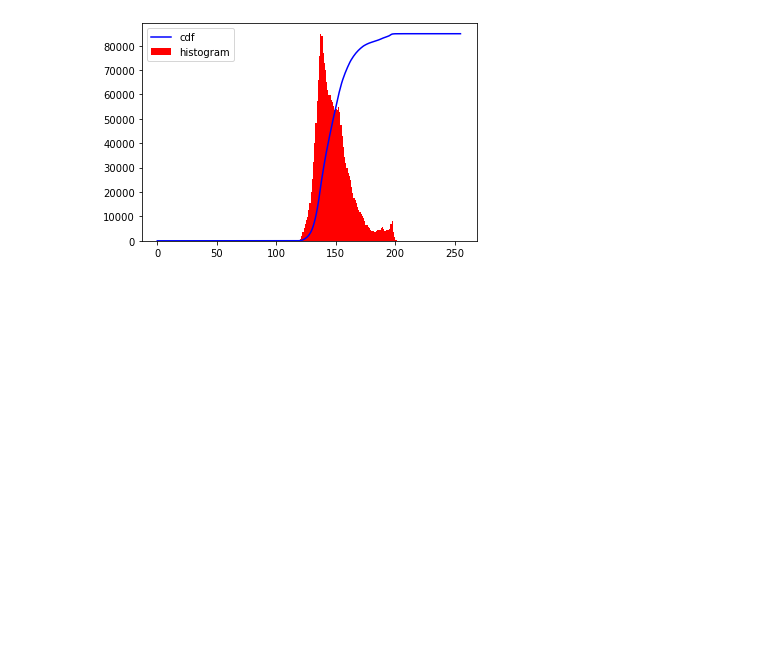
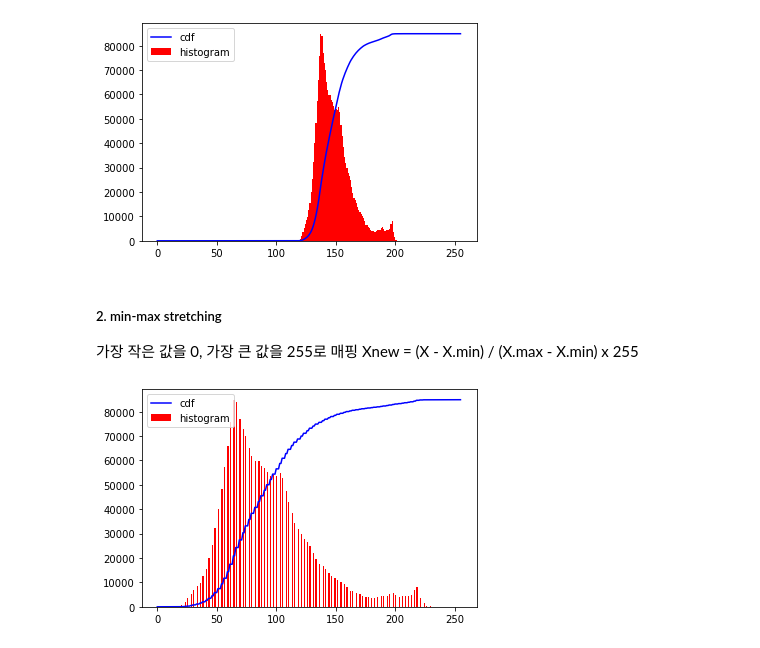
Before and after one commit to mjw2705/MachineVision, a Jupyter notebook: ch2-1_histogram stretching/histogram_stretching.ipynb, the cells around one changed output. Drawn from its saved outputs; the diff is of its cells as text; code cells hidden in the pictures; blank space fills up the shorter version.

```diff
--- a/ch2-1_histogram stretching/histogram_stretching.ipynb
+++ b/ch2-1_histogram stretching/histogram_stretching.ipynb
@@ -43,3 +45,29 @@ cv2.waitKey()
 cv2.destroyAllWindows()
 # %% [output]
 [figure]
+# %% [markdown]
+##### 2. min-max stretching
+
+가장 작은 값을 0, 가장 큰 값을 255로 매핑
+Xnew = (X - X.min) / (X.max - X.min) x 255
+# %%
+img = cv2.imread('landscape.jpg')
+
+# print(img)
+img_minmax = (img - img.min()) / (img.max() - img.min()) * 255.0
+img_minmax = img_minmax.astype(np.uint8)
+
+hist, bins = np.histogram(img_minmax, 256, [0, 256])
+cdf = hist.cumsum()
+cdf_normalized = cdf * hist.max() / cdf.max()
+
+plt.plot(cdf_normalized, color='b')
+plt.hist(img_minmax.flatten(), 256, [0,256], color='r')
+plt.legend(['cdf', 'histogram'], loc='upper left')
+plt.show()
+
+cv2.imshow('image', img)
+cv2.waitKey()
+cv2.destroyAllWindows()
+# %% [output]
+[figure, added]
```
Also changed, not shown: parts of 7 cells of this notebook.
